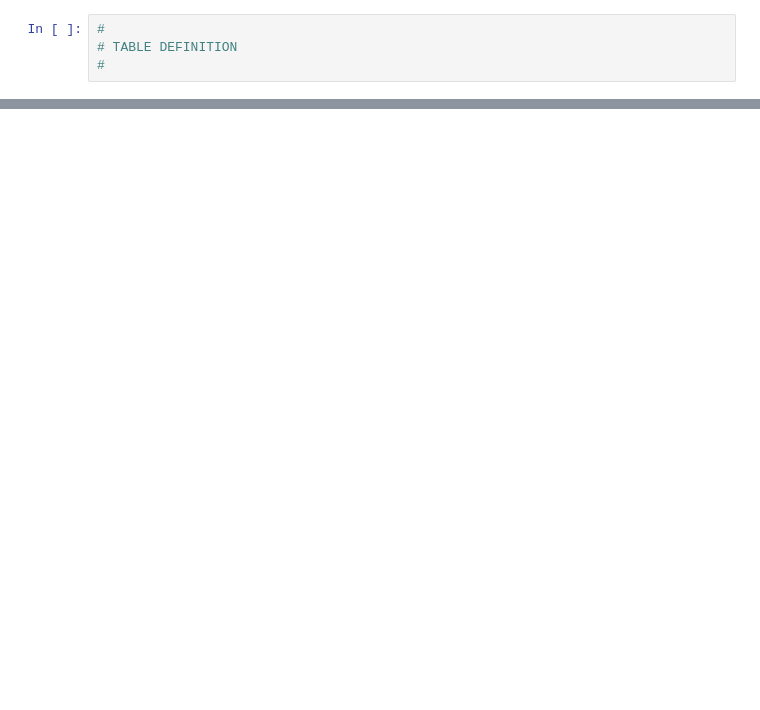
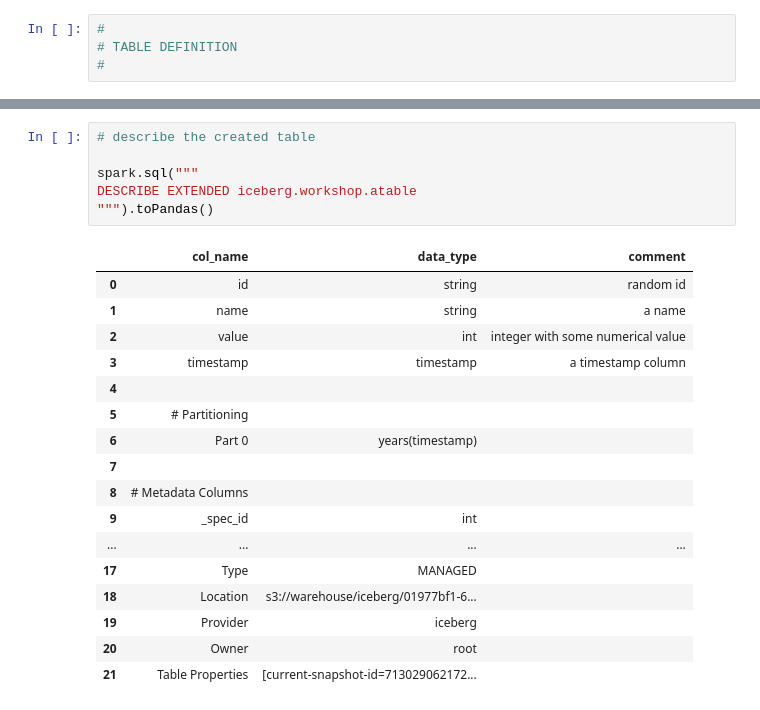
Before and after one commit to wssbck/chillout-data-engineerin, a Jupyter notebook: iceberg/_notebooks/buzzwords/workshop.ipynb, the cells around one changed output, grey strips where cells are left out. Saved outputs shown, nothing was run; the diff lists cells and outputs as text; blank space fills up the shorter version.

Commit message:
some partitioning

```diff
--- a/iceberg/_notebooks/buzzwords/workshop.ipynb
+++ b/iceberg/_notebooks/buzzwords/workshop.ipynb
@@ -160,0 +153,24 @@ catalog.list_namespaces()
+# %%
+# describe the created table
+
+spark.sql("""
+DESCRIBE EXTENDED iceberg.workshop.atable
+""").toPandas()
+# %% [output]
+|  | col_name | data_type | comment |
+| 0 | id | string | random id |
+| 1 | name | string | a name |
+| 2 | value | int | integer with some numerical value |
+| 3 | timestamp | timestamp | a timestamp column |
+| 4 |  |  |  |
+| 5 | # Partitioning |  |  |
+| 6 | Part 0 | years(timestamp) |  |
+| 7 |  |  |  |
+| 8 | # Metadata Columns |  |  |
+| 9 | _spec_id | int |  |
+| ... | ... | ... | ... |
+| 17 | Type | MANAGED |  |
+| 18 | Location | s3://warehouse/iceberg/01977bf1-6... |  |
+| 19 | Provider | iceberg |  |
+| 20 | Owner | root |  |
+| 21 | Table Properties | [current-snapshot-id=713029062172... |  |
```
Also changed, not shown: parts of 22 cells of this notebook, 1 other file.
